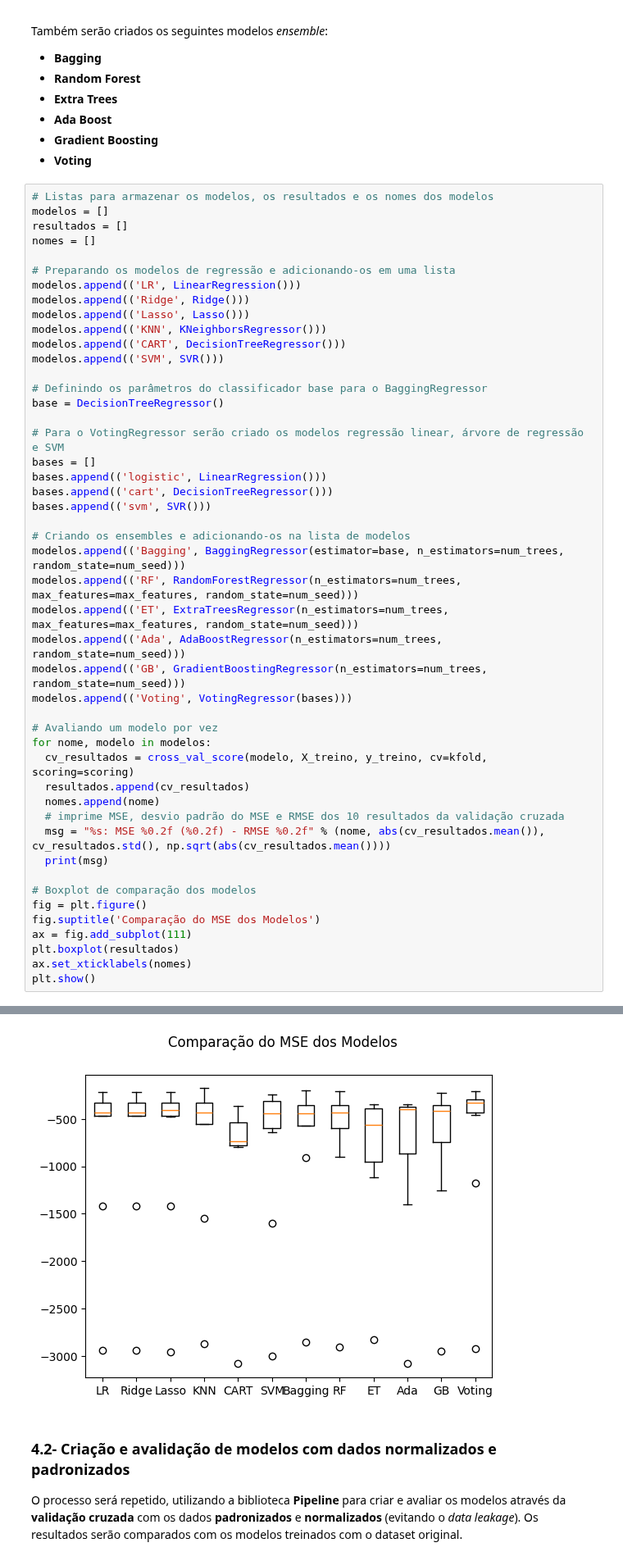
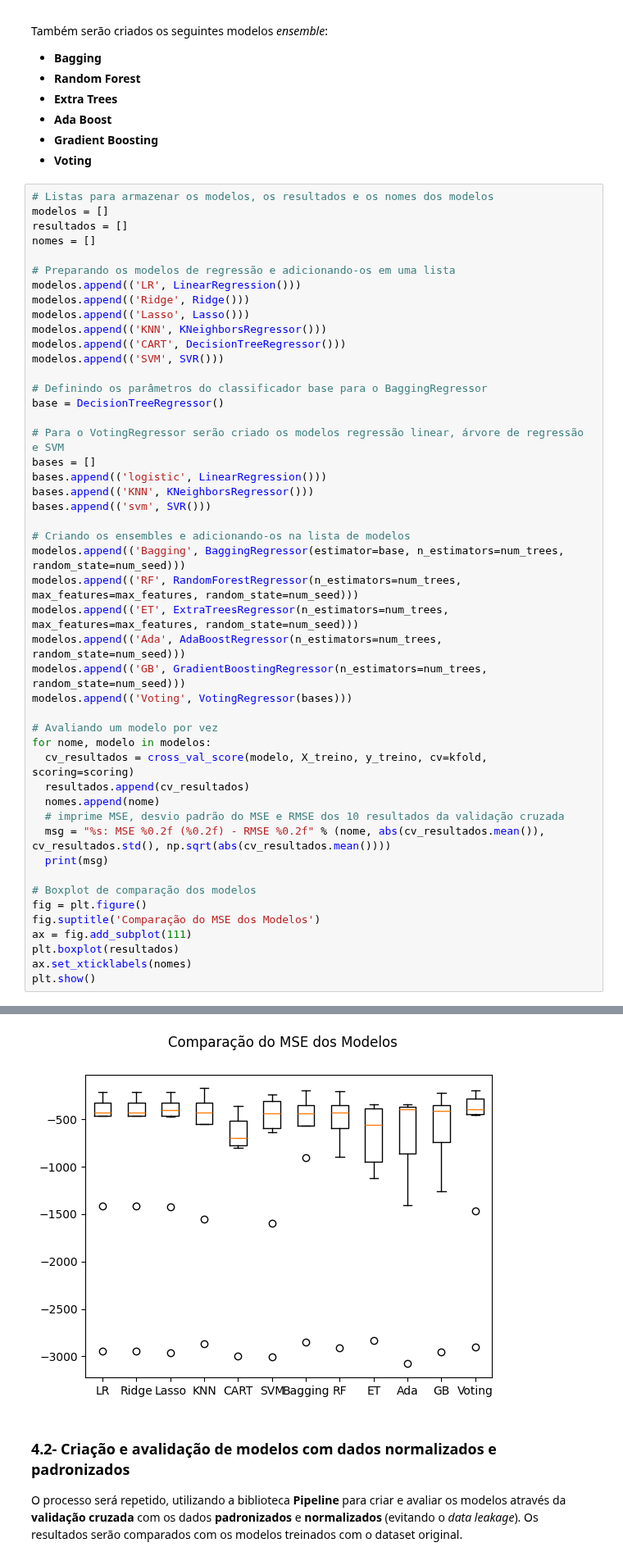
Before and after one commit to LAOLIVEIRA1972/PUC_MVP, a Jupyter notebook: mvp_v0.ipynb, the cells around one changed output, grey strips where cells are left out. Shown at 82% size. Saved outputs shown, nothing was run; the diff lists cells and outputs as text.

```diff
--- a/mvp_v0.ipynb
+++ b/mvp_v0.ipynb
@@ -251,7 +251,7 @@ base = DecisionTreeRegressor()
 # Para o VotingRegressor serão criado os modelos regressão linear, árvore de regressão e SVM
 bases = []
 bases.append(('logistic', LinearRegression()))
-bases.append(('cart', DecisionTreeRegressor()))
+bases.append(('KNN', KNeighborsRegressor()))
 bases.append(('svm', SVR()))
 
 # Criando os ensembles e adicionando-os na lista de modelos
@@ -294,4 +294,4 @@ Voting: MSE 664.66 (797.33) - RMSE 25.78
-[figure, old version]
+[figure, new version]
 # %% [markdown]
 ### 4.2- Criação e avalidação de modelos com dados normalizados e padronizados
 O processo será repetido, utilizando a biblioteca **Pipeline** para criar e avaliar os modelos através da **validação cruzada** com os dados **padronizados** e **normalizados** (evitando o *data leakage*). Os resultados serão comparados com os modelos treinados com o dataset original.
```
Also changed, not shown: parts of 3 cells of this notebook.
